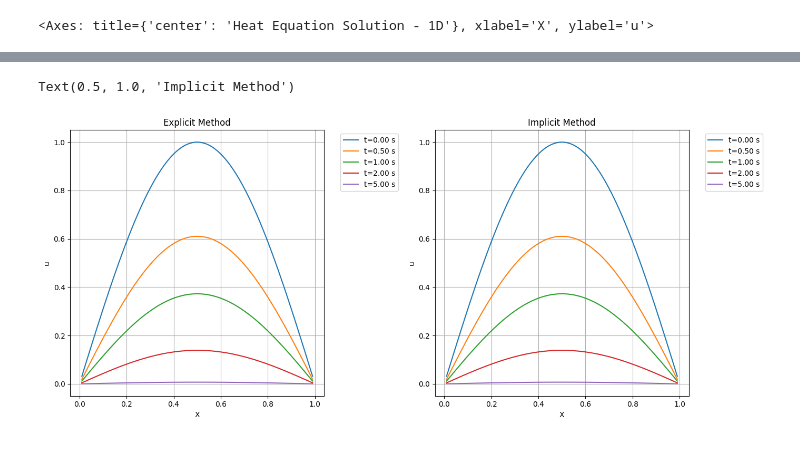
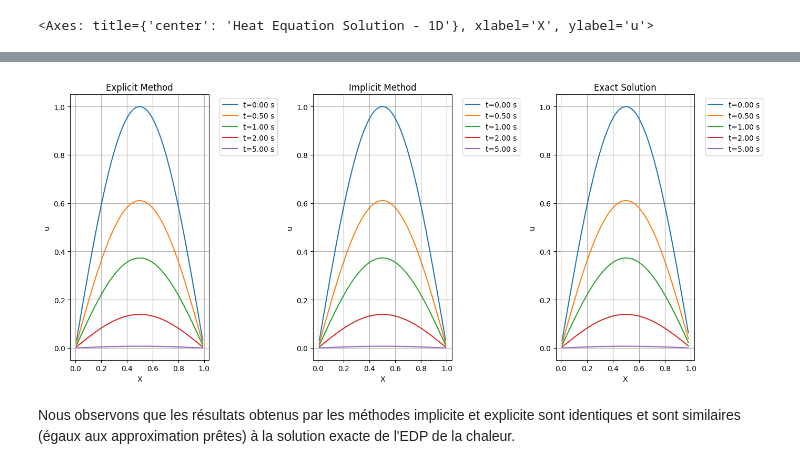
Before and after one commit to RomainCuchet/EDP, a Jupyter notebook: demo.ipynb, the cells around one changed output, grey strips where cells are left out. Cells and saved outputs as stored; diff of their text form; code cells hidden in the pictures.

```diff
--- a/demo.ipynb
+++ b/demo.ipynb
@@ -51,18 +140,31 @@ explicit_solver.get_solution_plot([0,0.1,5])
 # %%
 import matplotlib.pyplot as plt
+import math
 
 # Create a figure with two subplots side by side
-fig, (ax1, ax2) = plt.subplots(1, 2, figsize=(14, 6))
-
-
+fig, (ax1, ax2, ax3) = plt.subplots(1, 3, figsize=(14, 6))
+times = [0,0.5,1,2,5]
+v = 0.1
 # Both subplots will be used in the display_solution methods below
-explicit_solver = ExplicitHeatEquationSolver1D(100,0.0001,5)
-explicit_solver.get_solution_plot([0,0.5,1,2,5],ax=ax1,show_plot=False)
-implicit_solver = ImplicitHeatEquationSolver1D(100,0.0001,5)
-implicit_solver.get_solution_plot([0,0.5,1,2,5],ax=ax2,show_plot=False)
+explicit_solver = ExplicitHeatEquationSolver1D(100,0.0001,5,v=0.1)
+explicit_solver.get_solution_plot(times,ax=ax1,show_plot=False)
+implicit_solver = ImplicitHeatEquationSolver1D(100,0.0001,5,v=0.1)
+implicit_solver.get_solution_plot(times,ax=ax2,show_plot=False)
+t=0
+for t in times:
+    time_to_plot = implicit_solver.get_time_index(t)
+    ax3.plot(implicit_solver.X[1:implicit_solver.N-1],[math.exp(-math.pi**2*v*t)*math.sin(math.pi*x) for x in implicit_solver.X[1:implicit_solver.N-1]],label=f"t={implicit_solver.T[time_to_plot]:.2f} s")
 
 ax1.set_title('Explicit Method')
 ax2.set_title('Implicit Method')
+ax3.set_title('Exact Solution')
+
+ax3.set_xlabel('X')
+ax3.set_ylabel('u')
+ax3.grid()
+ax3.legend(bbox_to_anchor=(1.05, 1), loc="upper left")
+plt.tight_layout()
 # %% [output]
-Text(0.5, 1.0, 'Implicit Method')
-[figure, old version]
+[figure, new version]
+# %% [markdown]
+Nous observons que les résultats obtenus par les méthodes implicite et explicite sont identiques et sont similaires (égaux aux approximation prêtes) à la solution exacte de l'EDP de la chaleur.
```
Also changed, not shown: parts of 18 cells of this notebook, 1 other file.
